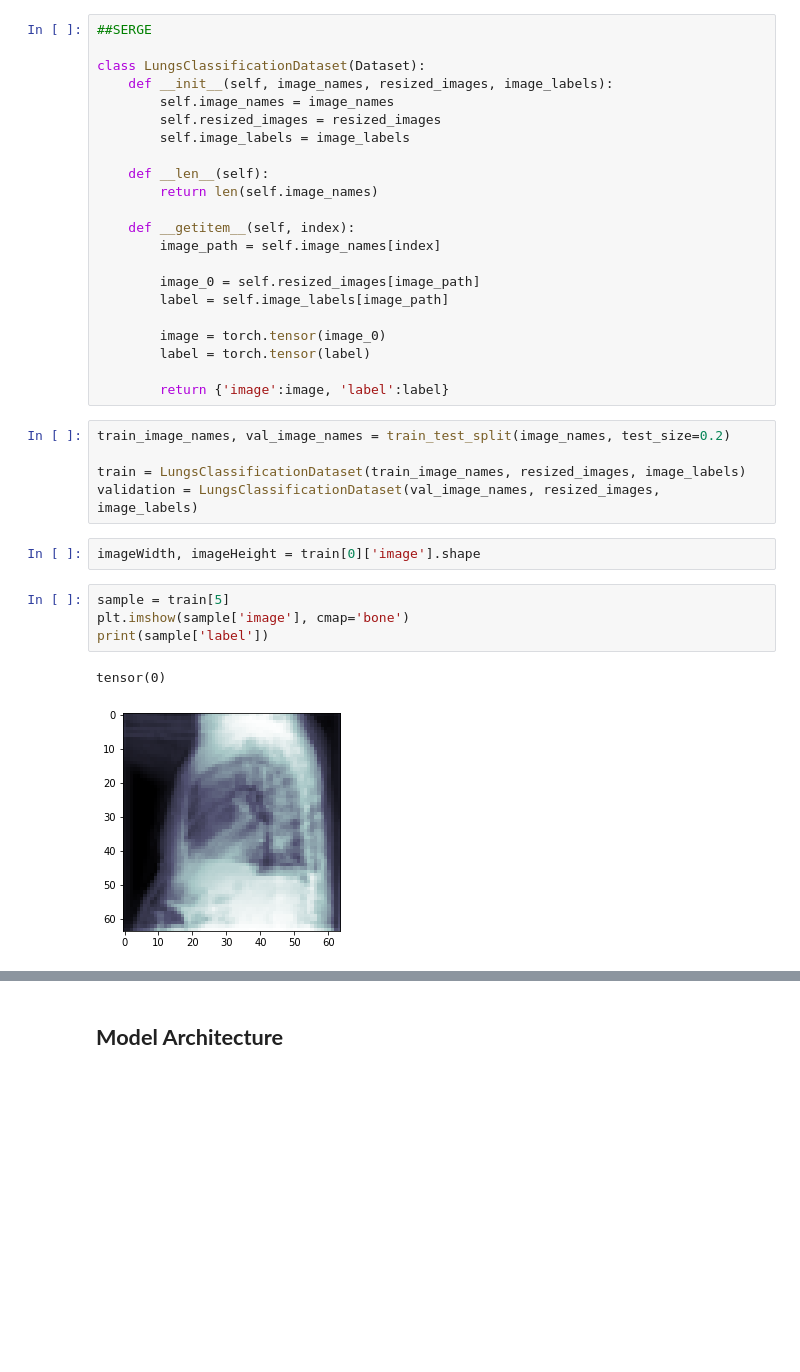
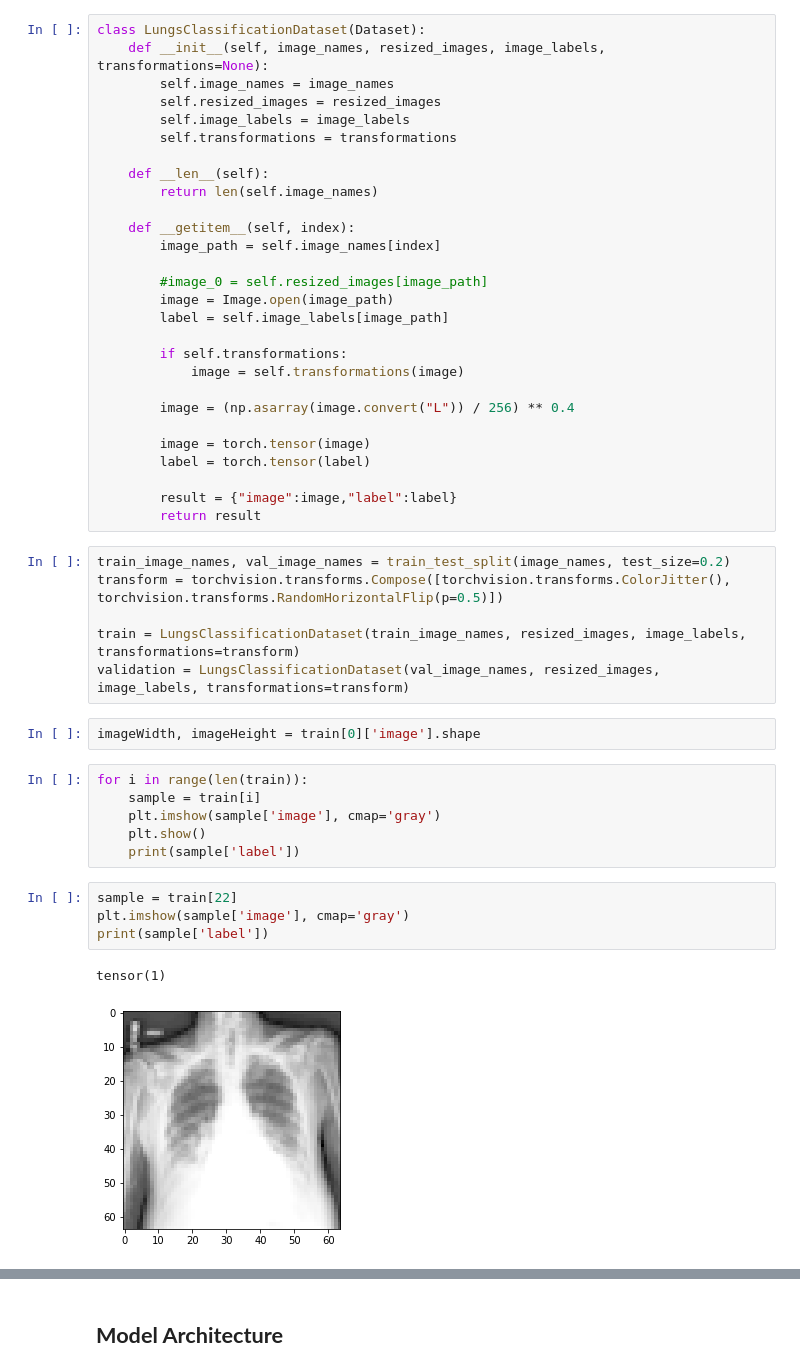
Before and after one commit to bernieee/sirius, a Jupyter notebook: AI_for_Med_image_analysis/Challenge_lungs_classification.ipynb, the cells around one changed output, grey strips where cells are left out. Cells and saved outputs as stored; diff of their text form; blank space fills up the shorter version.

```diff
--- a/AI_for_Med_image_analysis/Challenge_lungs_classification.ipynb
+++ b/AI_for_Med_image_analysis/Challenge_lungs_classification.ipynb
@@ -81,13 +82,12 @@ for i, k in enumerate(resized_images):
 (64, 64)
 [figure]
 # %%
-##SERGE
-
 class LungsClassificationDataset(Dataset):
-    def __init__(self, image_names, resized_images, image_labels):
+    def __init__(self, image_names, resized_images, image_labels, transformations=None):
         self.image_names = image_names
         self.resized_images = resized_images
         self.image_labels = image_labels
+        self.transformations = transformations
 
     def __len__(self):
         return len(self.image_names)
@@ -95,24 +95,38 @@ class LungsClassificationDataset(Dataset):
     def __getitem__(self, index):
         image_path = self.image_names[index]
 
-        image_0 = self.resized_images[image_path]
+        #image_0 = self.resized_images[image_path]
+        image = Image.open(image_path)
         label = self.image_labels[image_path]
 
-        image = torch.tensor(image_0)
+        if self.transformations:
+            image = self.transformations(image)
+
+        image = (np.asarray(image.convert("L")) / 256) ** 0.4
+
+        image = torch.tensor(image)
         label = torch.tensor(label)
 
-        return {'image':image, 'label':label}
+        result = {"image":image,"label":label}
+        return result
 # %%
 train_image_names, val_image_names = train_test_split(image_names, test_size=0.2)
+transform = torchvision.transforms.Compose([torchvision.transforms.ColorJitter(), torchvision.transforms.RandomHorizontalFlip(p=0.5)])
 
-train = LungsClassificationDataset(train_image_names, resized_images, image_labels)
-validation = LungsClassificationDataset(val_image_names, resized_images, image_labels)
+train = LungsClassificationDataset(train_image_names, resized_images, image_labels, transformations=transform)
+validation = LungsClassificationDataset(val_image_names, resized_images, image_labels, transformations=transform)
 # %%
 imageWidth, imageHeight = train[0]['image'].shape
+# %%
+for i in range(len(train)):
+    sample = train[i]
+    plt.imshow(sample['image'], cmap='gray')
+    plt.show()
+    print(sample['label'])
 # %%
-sample = train[5]
-plt.imshow(sample['image'], cmap='bone')
+sample = train[22]
+plt.imshow(sample['image'], cmap='gray')
 print(sample['label'])
 # %% [output]
-tensor(0)
+tensor(1)
-[figure, old version]
+[figure, new version]
```
Also changed, not shown: parts of 16 cells of this notebook.
